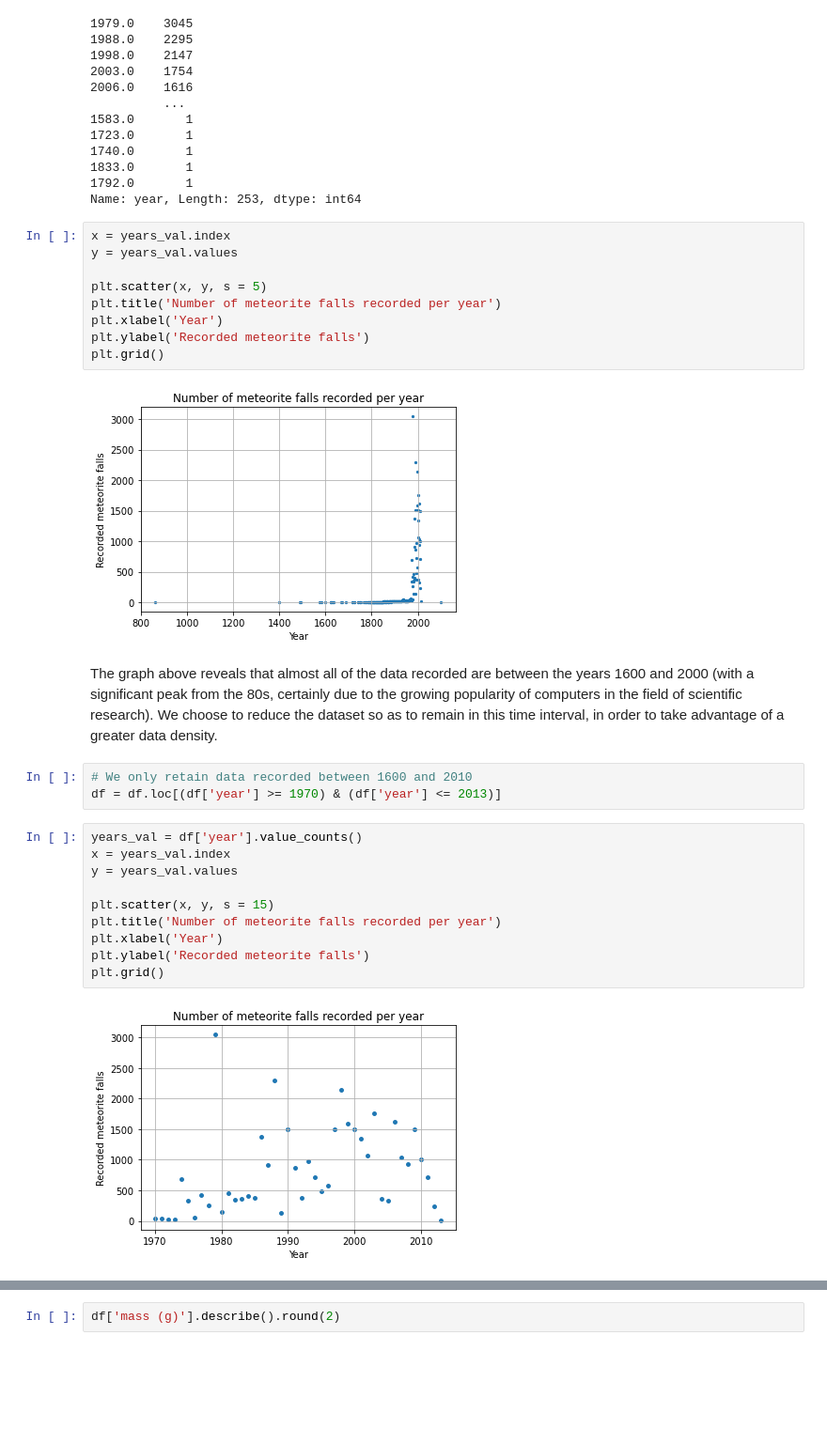
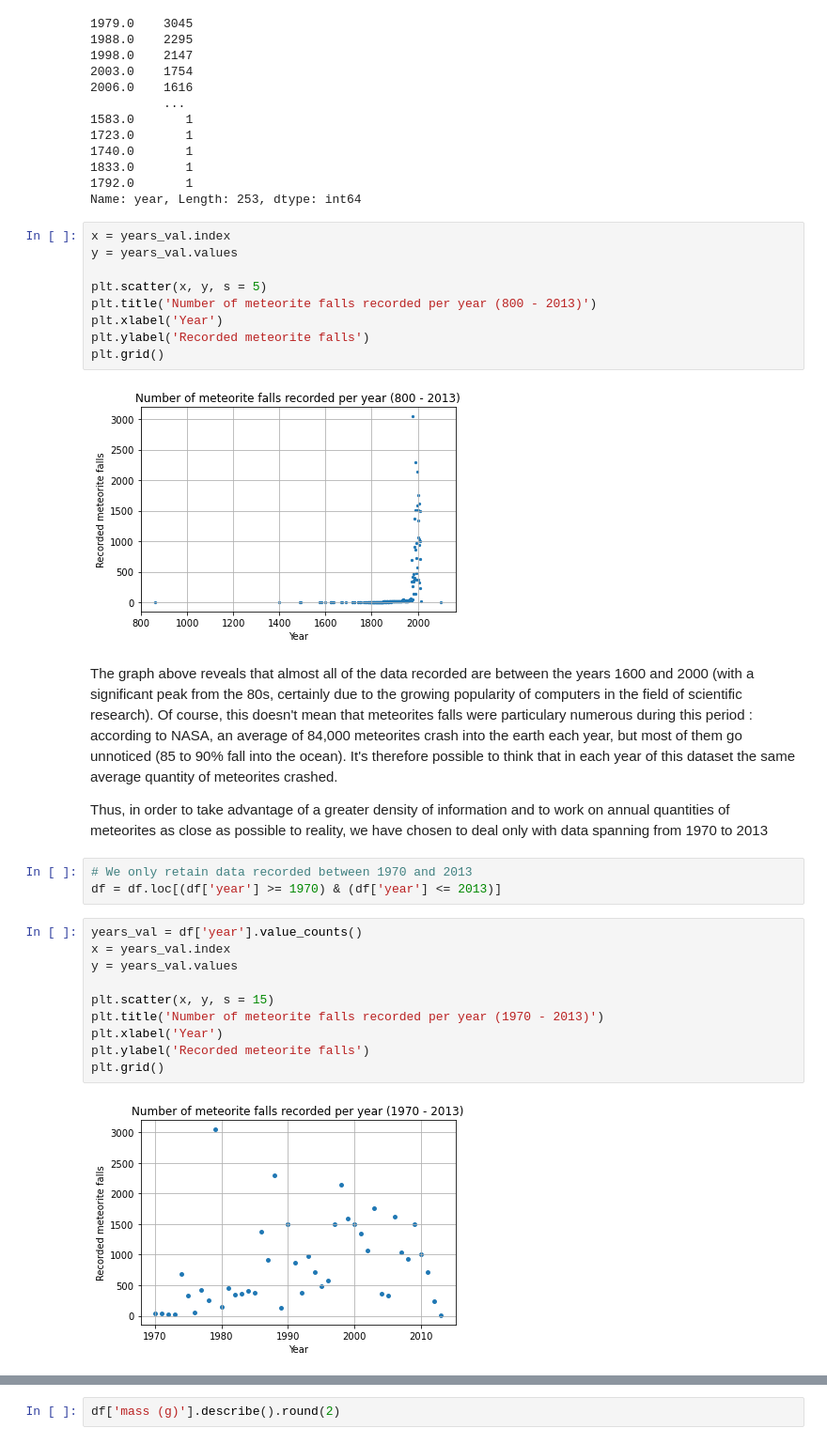
Before and after one commit to Kartmaan/Meteorite_landings, a Jupyter notebook: meteorite_landings.ipynb, the cells around one changed output, grey strips where cells are left out. Shown: that part at 94% size. Saved outputs shown, nothing was run; the diff lists cells and outputs as text; blank space fills up the shorter version.

```diff
--- a/meteorite_landings.ipynb
+++ b/meteorite_landings.ipynb
@@ -119,26 +122,28 @@ x = years_val.index
 y = years_val.values
 
 plt.scatter(x, y, s = 5)
-plt.title('Number of meteorite falls recorded per year')
+plt.title('Number of meteorite falls recorded per year (800 - 2013)')
 plt.xlabel('Year')
 plt.ylabel('Recorded meteorite falls')
 plt.grid()
 # %% [output]
-[figure, old version]
+[figure, new version]
 # %% [markdown]
-The graph above reveals that almost all of the data recorded are between the years 1600 and 2000 (with a significant peak from the 80s, certainly due to the growing popularity of computers in the field of scientific research). We choose to reduce the dataset so as to remain in this time interval, in order to take advantage of a greater data density.
+The graph above reveals that almost all of the data recorded are between the years 1600 and 2000 (with a significant peak from the 80s, certainly due to the growing popularity of computers in the field of scientific research). Of course, this doesn't mean that meteorites falls were particulary numerous during this period : according to NASA, an average of 84,000 meteorites crash into the earth each year, but most of them go unnoticed (85 to 90% fall into the ocean). It's therefore possible to think that in each year of this dataset the same average quantity of meteorites crashed.
+
+Thus, in order to take advantage of a greater density of information and to work on annual quantities of meteorites as close as possible to reality, we have chosen to deal only with data spanning from 1970 to 2013
 # %%
-# We only retain data recorded between 1600 and 2010
+# We only retain data recorded between 1970 and 2013
 df = df.loc[(df['year'] >= 1970) & (df['year'] <= 2013)]
 # %%
 years_val = df['year'].value_counts()
 x = years_val.index
 y = years_val.values
 
 plt.scatter(x, y, s = 15)
-plt.title('Number of meteorite falls recorded per year')
+plt.title('Number of meteorite falls recorded per year (1970 - 2013)')
 plt.xlabel('Year')
 plt.ylabel('Recorded meteorite falls')
 plt.grid()
 # %% [output]
-[figure, old version]
+[figure, new version]
```
Also changed, not shown: parts of 18 cells of this notebook.
